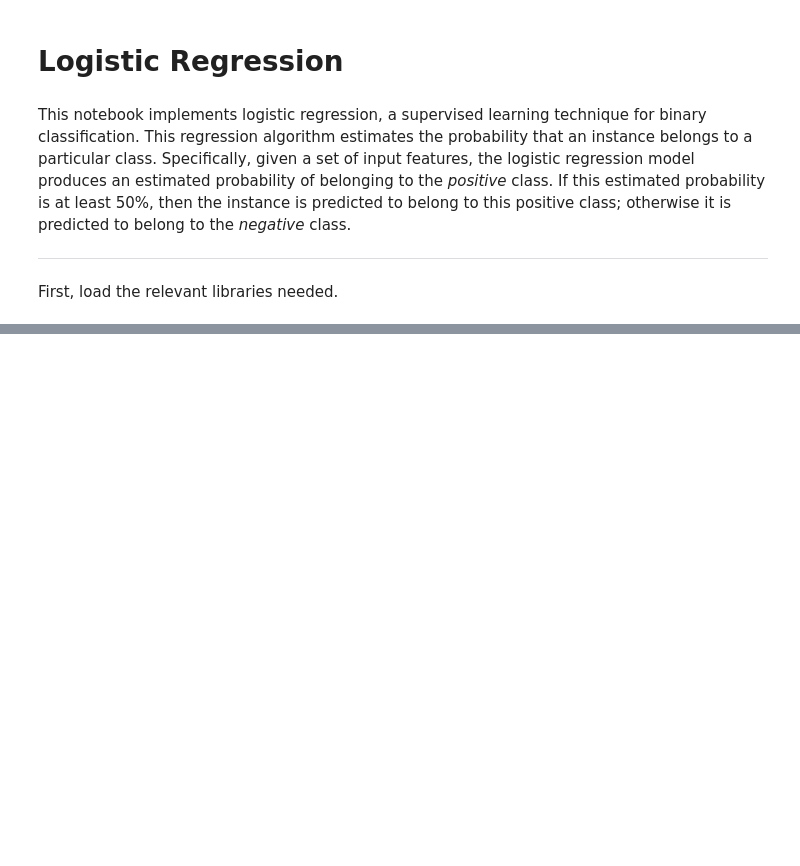
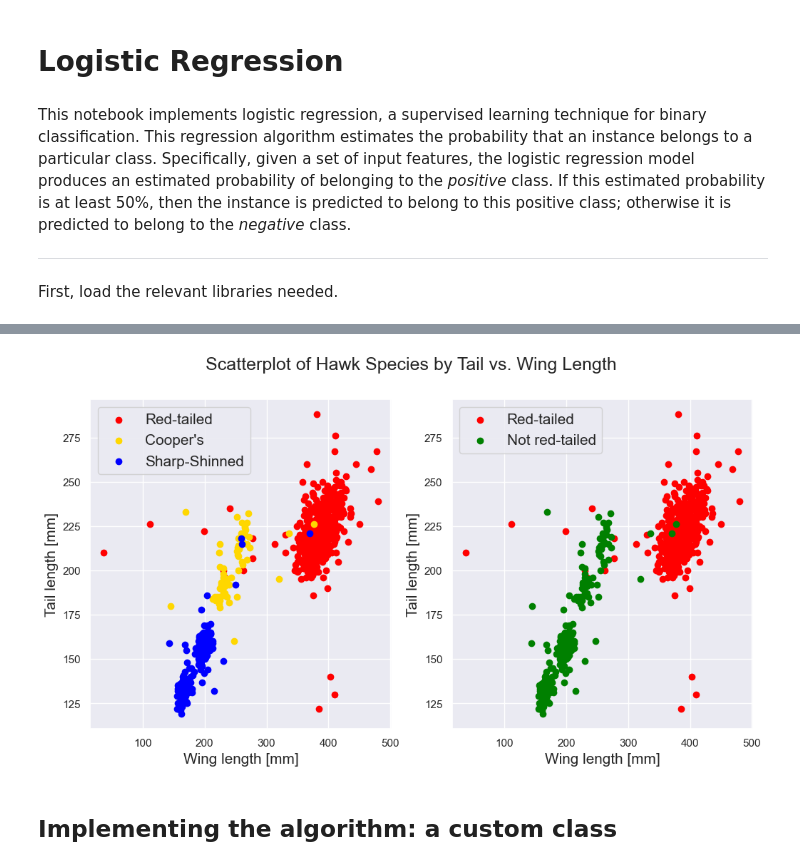
Before and after one commit to kary5678/INDE-577, a Jupyter notebook: supervised-learning/logistic_regression/logistic_regression.ipynb, the cells around one changed output, grey strips where cells are left out. Saved outputs shown, nothing was run; the diff lists cells and outputs as text; code cells hidden in the pictures; blank space fills up the shorter version.

```diff
--- a/supervised-learning/logistic_regression/logistic_regression.ipynb
+++ b/supervised-learning/logistic_regression/logistic_regression.ipynb
@@ -225,0 +32,5 @@ log_reg.intercept_, log_reg.coef_
+# %%
+# Read in the data and subset it to the relevant columns/observations
+hawks = pd.read_csv("../../Data/hawks.csv")
+hawks = hawks[["Species", "Wing", "Tail", "Weight", "Culmen", "Hallux"]].dropna(axis=0)
+hawks
@@ -225,0 +60,27 @@ log_reg.intercept_, log_reg.coef_
+# %%
+# Produce a scatterplot of tail vs. wing length, color-coded by hawk species
+fig, (ax1, ax2) = plt.subplots(1, 2, figsize=(12,6))
+fig.suptitle("Scatterplot of Hawk Species by Tail vs. Wing Length", fontsize = 18)
+# First, plot the 3 different species' distribution on the left
+RT = hawks[hawks.Species == "RT"]
+CH = hawks[hawks.Species == "CH"]
+SS = hawks[hawks.Species == "SS"]
+ax1.scatter(RT.Wing, RT.Tail, color = "red", label = "Red-tailed")
+ax1.scatter(CH.Wing, CH.Tail, color = "gold", label = "Cooper's")
+ax1.scatter(SS.Wing, SS.Tail, color = "blue", label = "Sharp-Shinned")
+ax1.set_xlabel("Wing length [mm]", fontsize = 15)
+ax1.set_ylabel("Tail length [mm]", fontsize = 15)
+ax1.legend(fontsize = 15, loc = "upper left")
+
+# Plot the binary red-tailed vs. not red-tailed distribution on the right
+NRT = hawks[hawks.Species != "RT"]
+ax2.scatter(RT.Wing, RT.Tail, color = "red", label = "Red-tailed")
+ax2.scatter(NRT.Wing, NRT.Tail, color = "green", label = "Not red-tailed")
+ax2.set_xlabel("Wing length [mm]", fontsize = 15)
+ax2.set_ylabel("Tail length [mm]", fontsize = 15)
+ax2.legend(fontsize = 15, loc = "upper left")
+plt.show()
+# %% [output]
+[figure, added]
+# %% [markdown]
+## Implementing the algorithm: a custom class
```
Also changed, not shown: parts of 43 cells of this notebook.
